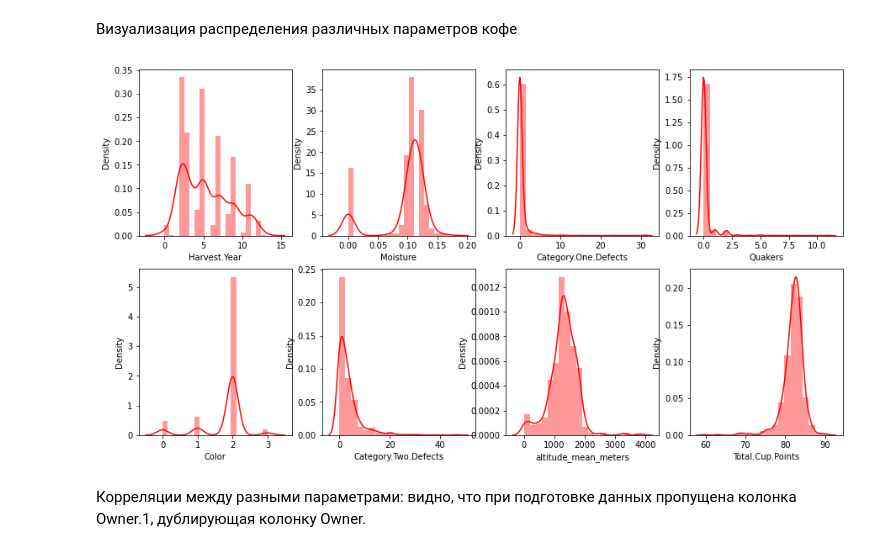
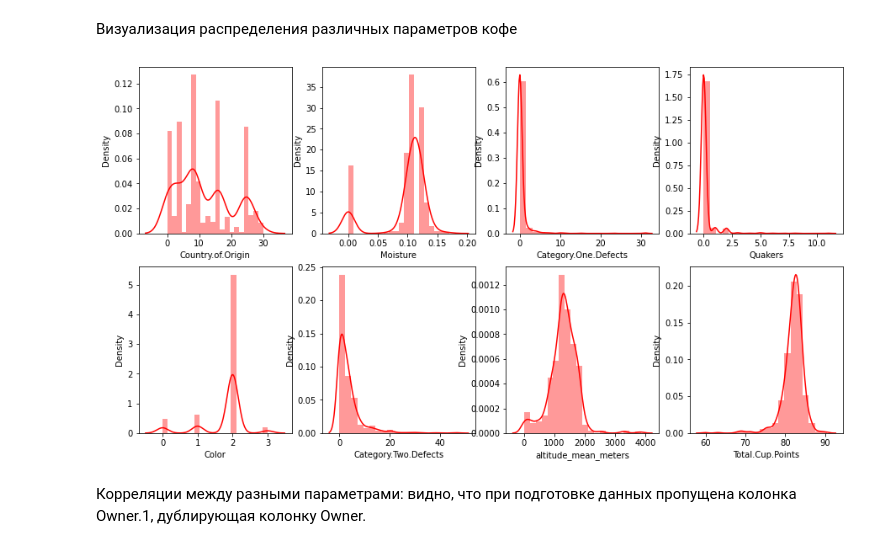
Before and after one commit to repkakkk/coffee-quality, a Jupyter notebook: Задание 2 (EDA).ipynb, the cells around one changed output. Saved outputs shown, nothing was run; the diff lists cells and outputs as text; code cells hidden in the pictures.

```diff
--- a/Задание 2 (EDA).ipynb
+++ b/Задание 2 (EDA).ipynb
@@ -196,13 +196,13 @@ IndexError: index 3 is out of bounds for axis 0 with size 3
 # %%
 fig, axes = plt.subplots(nrows=2, ncols=4, figsize=(15, 8))
 count = 0
-for column in ['Harvest.Year', 'Moisture',
+for column in ['Country.of.Origin', 'Moisture',
        'Category.One.Defects', 'Quakers', 'Color', 'Category.Two.Defects',
        'altitude_mean_meters', 'Total.Cup.Points']:
     sns.distplot(df[column], bins=20, color='r', ax = axes[count// 4, count % 4])
     count += 1
 # %% [output]
-[figure, old version]
+[figure, new version]
 # %% [markdown]
 Корреляции между разными параметрами: видно, что при подготовке данных пропущена колонка Owner.1, дублирующая колонку Owner.
 # %%
```
Also changed, not shown: parts of 1 cell of this notebook, 1 other file.
